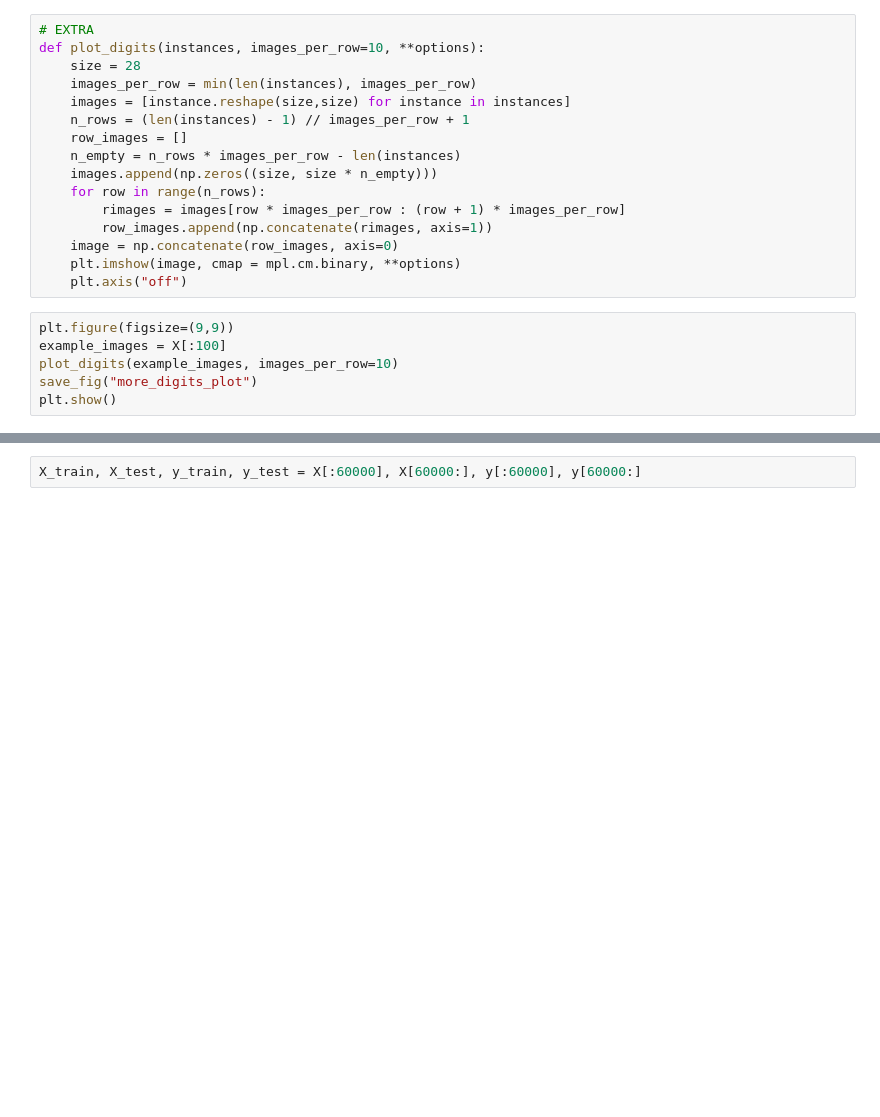
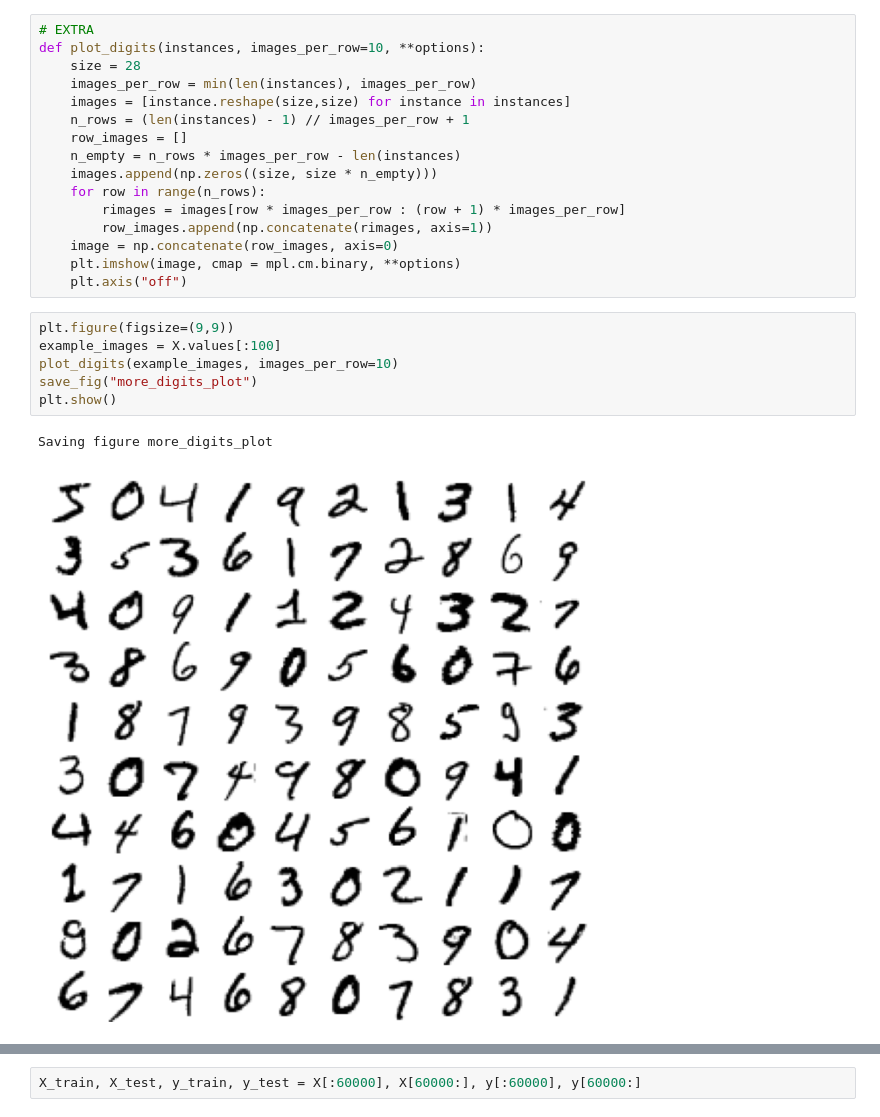
Before and after one commit to jamesbrown5292/handson-ml2, a Jupyter notebook: 03_classification.ipynb, the cells around one changed output, grey strips where cells are left out. Saved outputs shown, nothing was run; the diff lists cells and outputs as text; blank space fills up the shorter version.

```diff
--- a/03_classification.ipynb
+++ b/03_classification.ipynb
@@ -111,9 +114,12 @@ def plot_digits(instances, images_per_row=10, **options):
     plt.axis("off")
 # %%
 plt.figure(figsize=(9,9))
-example_images = X[:100]
+example_images = X.values[:100]
 plot_digits(example_images, images_per_row=10)
 save_fig("more_digits_plot")
 plt.show()
+# %% [output]
+Saving figure more_digits_plot
+[figure, added]
 # %%
 y[0]
```
Also changed, not shown: parts of 7 cells of this notebook.
